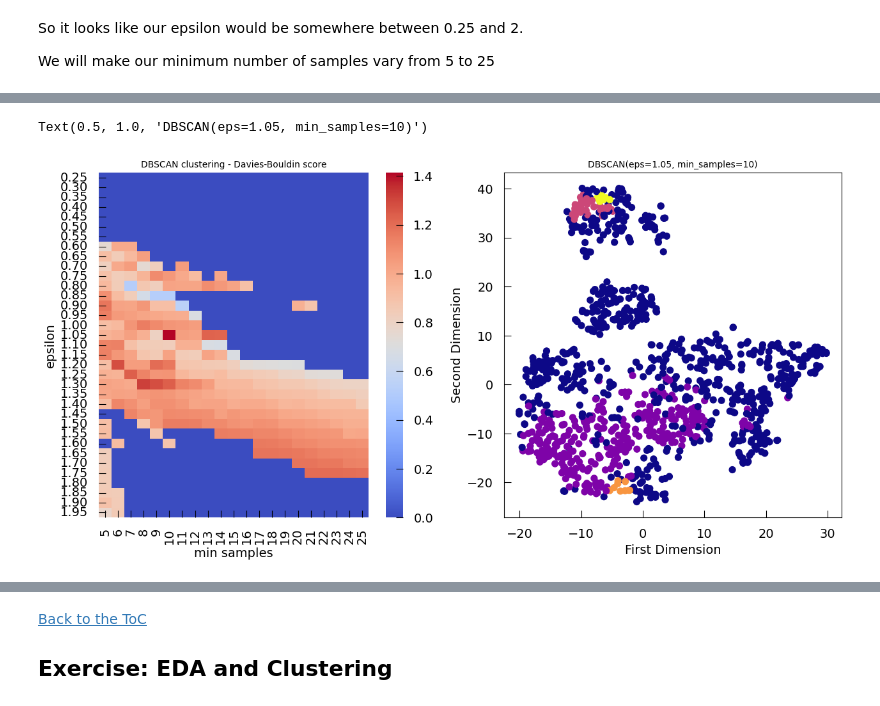
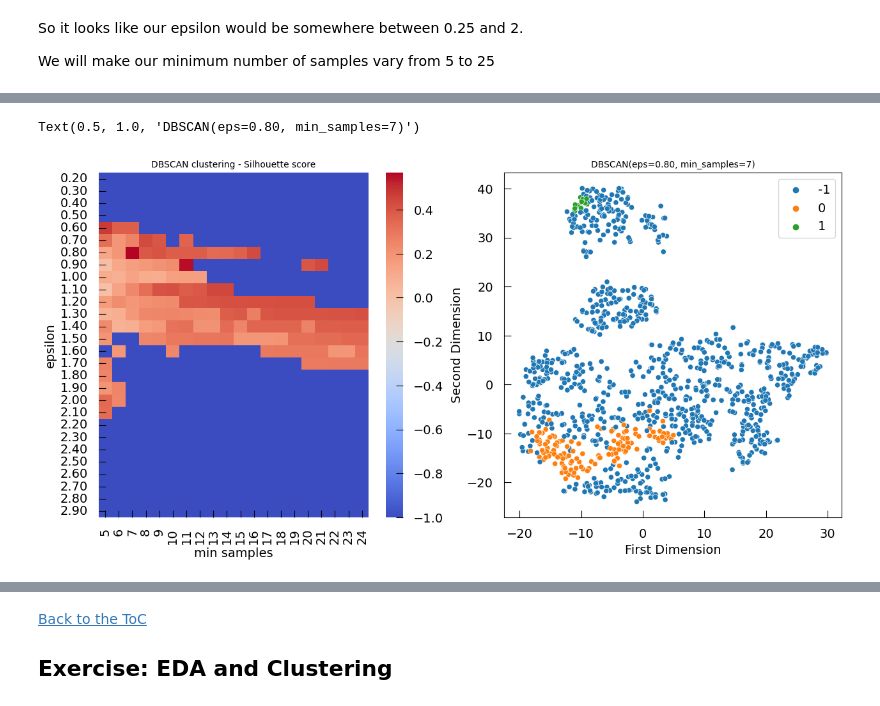
Before and after one commit to sib-swiss/intro-machine-learning-training, a Jupyter notebook: python_notebooks/Chapter_2_unsupervised_learning.ipynb, the cells around one changed output, grey strips where cells are left out. Saved outputs shown, nothing was run; the diff lists cells and outputs as text; code cells hidden in the pictures.

```diff
--- a/python_notebooks/Chapter_2_unsupervised_learning.ipynb
+++ b/python_notebooks/Chapter_2_unsupervised_learning.ipynb
@@ -192,7 +192,7 @@ So the **silhouette score should be maximized.**
 from sklearn import cluster
 from sklearn.metrics import silhouette_score
 
-nr_clusters = np.arange(9)+2
+nr_clusters = np.arange(2,11)
 
 inertias = []
 silhouettes = []
@@ -280,17 +274,16 @@ from collections import Counter
 
 
 ## we go from 2 to 32 clusters
-nr_clusters = np.arange(30)+2
+nr_clusters = np.arange(2,32)
 
 scores = []
 labels = []
-SC=[]
+
 for n in nr_clusters:
     hclust = cluster.AgglomerativeClustering(n_clusters=n, linkage='ward')
     hclust.fit(x_pca)
 
-    scores.append(davies_bouldin_score(x_pca,hclust.labels_) )
-    SC.append(silhouette_score(x_pca,hclust.labels_) )
+    scores.append(silhouette_score(x_pca,hclust.labels_) )
     labels.append(hclust.labels_)
 
 
@@ -304,17 +297,19 @@ best_nr_clusters = nr_clusters[best_idx]
 print(Counter(best_labels))
 plt.subplots(figsize=(15,7))
 
+
 plt.subplot(1,2,1)
 plt.plot(nr_clusters, scores, ls="-", lw=2)
 plt.xlabel('Number of clusters')
-plt.ylabel('Davies Bouldin score')
+plt.ylabel('silhouette score')
 plt.title('AgglomerativeClustering',fontsize=10)
+
 
 plt.subplot(1,2,2)
 plt.scatter(X_im_embedded[:,0],X_im_embedded[:,1],c=best_labels,s=50,cmap='viridis')
 plt.xlabel('First Dimension')
 plt.ylabel('Second Dimension')
-plt.title('AgglomerativeClustering(n_clusters={0}, linkage=\'average\')'.format(best_nr_clusters),fontsize=10)
+plt.title('AgglomerativeClustering(n_clusters={0}, linkage=\'ward\')'.format(best_nr_clusters),fontsize=10)
 
 plt.show()
 # %% [output]
@@ -415,11 +416,12 @@ We will make our minimum number of samples vary from 5 to 25
 %%time
 from sklearn import cluster
 
-eps = np.arange(0.25, 2, 0.05)
-min_samples = np.arange(5,26)
+eps = np.arange(0.20, 3, 0.10)
+min_samples = np.arange(5,25,1)
 
 ## keep the scores in a 2D matrix, for each combination of eps and min_sample
 scores = np.zeros( (len(eps) , len(min_samples)) )
+N_assigned = np.zeros( (len(eps) , len(min_samples)) )
 
 for i, e in enumerate( eps ):
     best_eps_score = -1
@@ -431,5 +433,6 @@ for i, e in enumerate( eps ):
         idx = dbscan.labels_ >= 0
         nr_clusters = len(np.unique(dbscan.labels_[idx]))
 
-        scores[i,j] = davies_bouldin_score(x_pca[idx],dbscan.labels_[idx]) if nr_clusters > 1 else 0
+        N_assigned[i,j] = idx.sum()
+        scores[i,j] = silhouette_score(x_pca[idx],dbscan.labels_[idx]) if nr_clusters > 1 else -1
 # %% [output]
@@ -447,19 +450,19 @@ best_labels = dbscan.fit_predict(x_pca)
 # %%
 fig, axes = plt.subplots(1,2,figsize=(15,7))
 
 sns.heatmap(scores,
             xticklabels=min_samples,
             yticklabels=["{:.2f}".format(e) for e in eps],
             cmap='coolwarm' , ax = axes[0])
 axes[0].set_ylabel('epsilon')
 axes[0].set_xlabel('min samples')
-axes[0].set_title('DBSCAN clustering - Davies-Bouldin score',fontsize=10)
+axes[0].set_title('DBSCAN clustering - Silhouette score',fontsize=10)
 
 
-axes[1].scatter(X_im_embedded[:,0],X_im_embedded[:,1],c=best_labels,s=50,cmap='plasma')
+sns.scatterplot(x=X_im_embedded[:,0],y=X_im_embedded[:,1],hue=best_labels.astype(str), ax=axes[1])
 axes[1].set_xlabel('First Dimension')
 axes[1].set_ylabel('Second Dimension')
 axes[1].set_title('DBSCAN(eps={0:.2f}, min_samples={1})'.format(best_eps,best_min_samples),fontsize=10)
 # %% [output]
-Text(0.5, 1.0, 'DBSCAN(eps=1.05, min_samples=10)')
+Text(0.5, 1.0, 'DBSCAN(eps=0.80, min_samples=7)')
-[figure, old version]
+[figure, new version]
```
Also changed, not shown: parts of 29 cells of this notebook, 3 other files.
